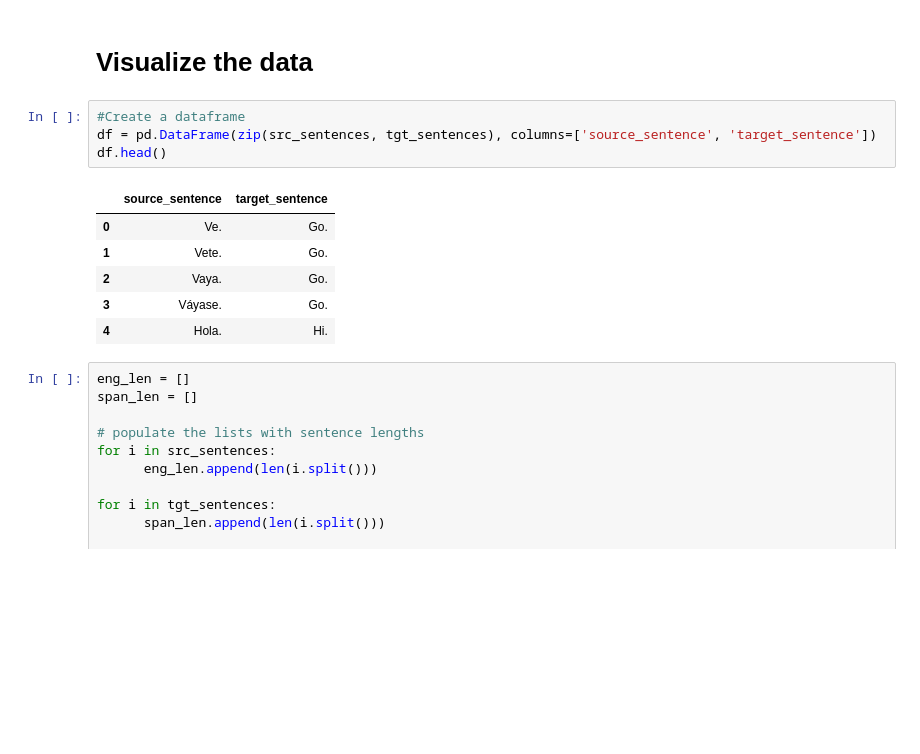
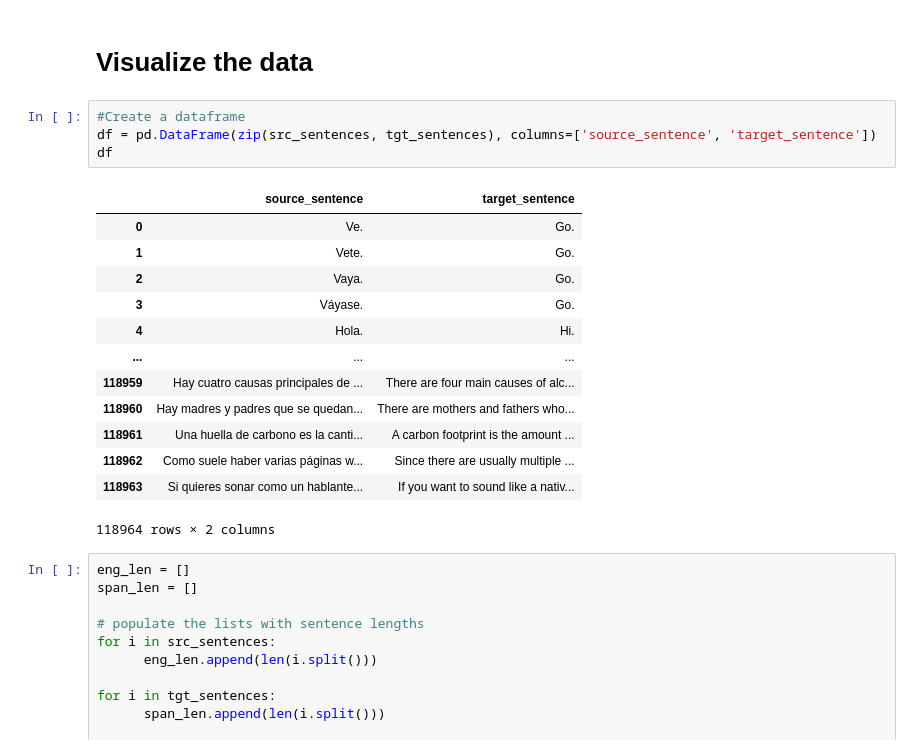
Before and after one commit to chatty831/English-to-Spanish-Translation-using-Transformers, a Jupyter notebook: spanish-to-english-translation.ipynb, the cells around one changed output. Drawn from its saved outputs; the diff is of its cells as text; blank space fills up the shorter version.

```diff
--- a/spanish-to-english-translation.ipynb
+++ b/spanish-to-english-translation.ipynb
@@ -71,14 +77,21 @@ Translated Sentence: I know.
 # %%
 #Create a dataframe
 df = pd.DataFrame(zip(src_sentences, tgt_sentences), columns=['source_sentence', 'target_sentence'])
-df.head()
+df
 # %% [output]
 |  | source_sentence | target_sentence |
 | 0 | Ve. | Go. |
 | 1 | Vete. | Go. |
 | 2 | Vaya. | Go. |
 | 3 | Váyase. | Go. |
 | 4 | Hola. | Hi. |
+| ... | ... | ... |
+| 118959 | Hay cuatro causas principales de ... | There are four main causes of alc... |
+| 118960 | Hay madres y padres que se quedan... | There are mothers and fathers who... |
+| 118961 | Una huella de carbono es la canti... | A carbon footprint is the amount ... |
+| 118962 | Como suele haber varias páginas w... | Since there are usually multiple ... |
+| 118963 | Si quieres sonar como un hablante... | If you want to sound like a nativ... |
+118964 rows × 2 columns
 # %%
 eng_len = []
 span_len = []
```
Also changed, not shown: parts of 13 cells of this notebook, 3 other files.
